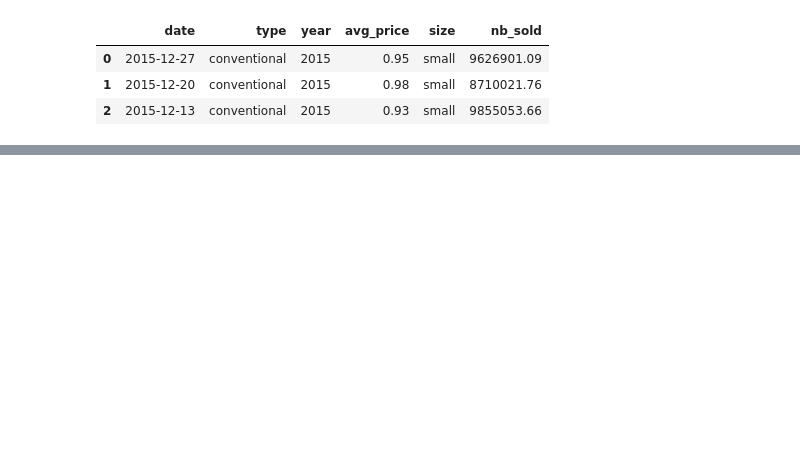
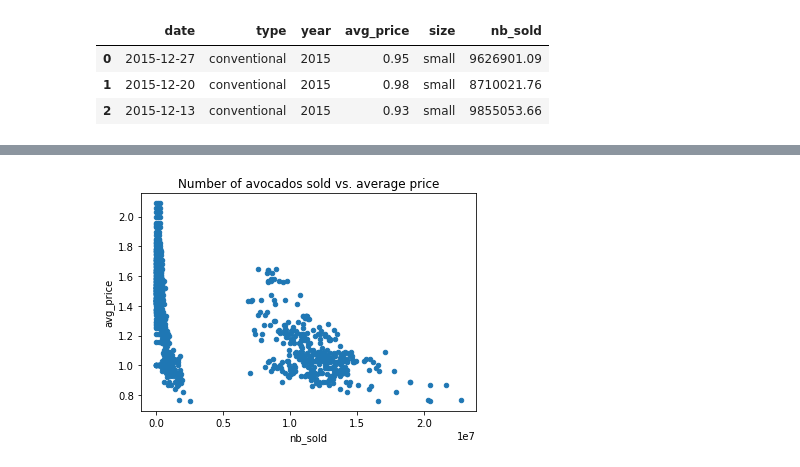
Before and after one commit to Kevin-Kwasnik/master-datasc, a Jupyter notebook: datacamp-materials/data-manipulation/data-visualiztion.ipynb, the cells around one changed output, grey strips where cells are left out. Drawn from its saved outputs; the diff is of its cells as text; code cells hidden in the pictures; blank space fills up the shorter version.

```diff
--- a/datacamp-materials/data-manipulation/data-visualiztion.ipynb
+++ b/datacamp-materials/data-manipulation/data-visualiztion.ipynb
@@ -12,0 +75,5 @@ avocado_df.head(3)
+# %%
+avocado_df.plot(x = "nb_sold", y = "avg_price",kind= "scatter", title= "Number of avocados sold vs. average price")
+plt.show()
+# %% [output]
+[figure, added]
```
Also changed, not shown: parts of 17 cells of this notebook, 1 other file.
